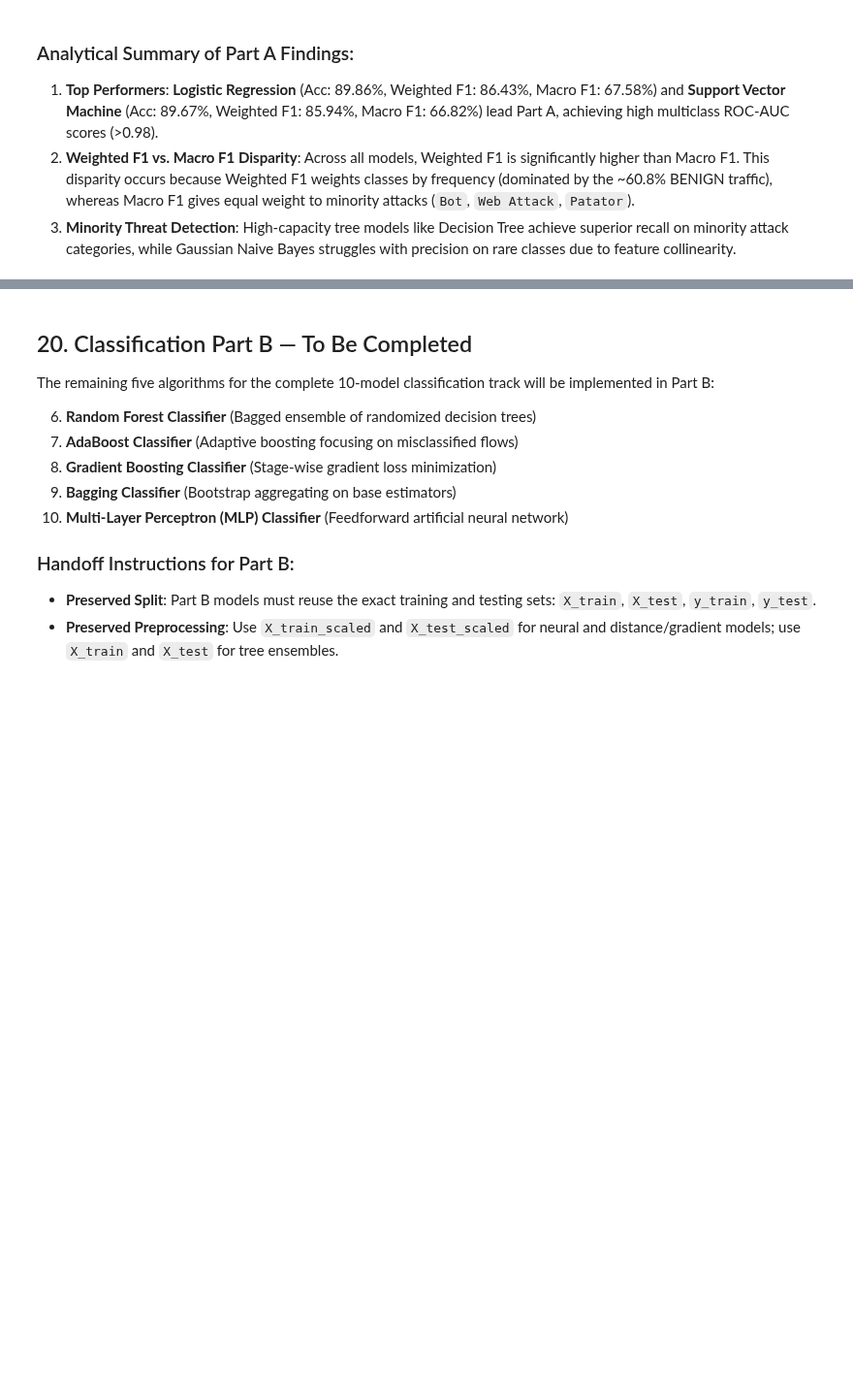
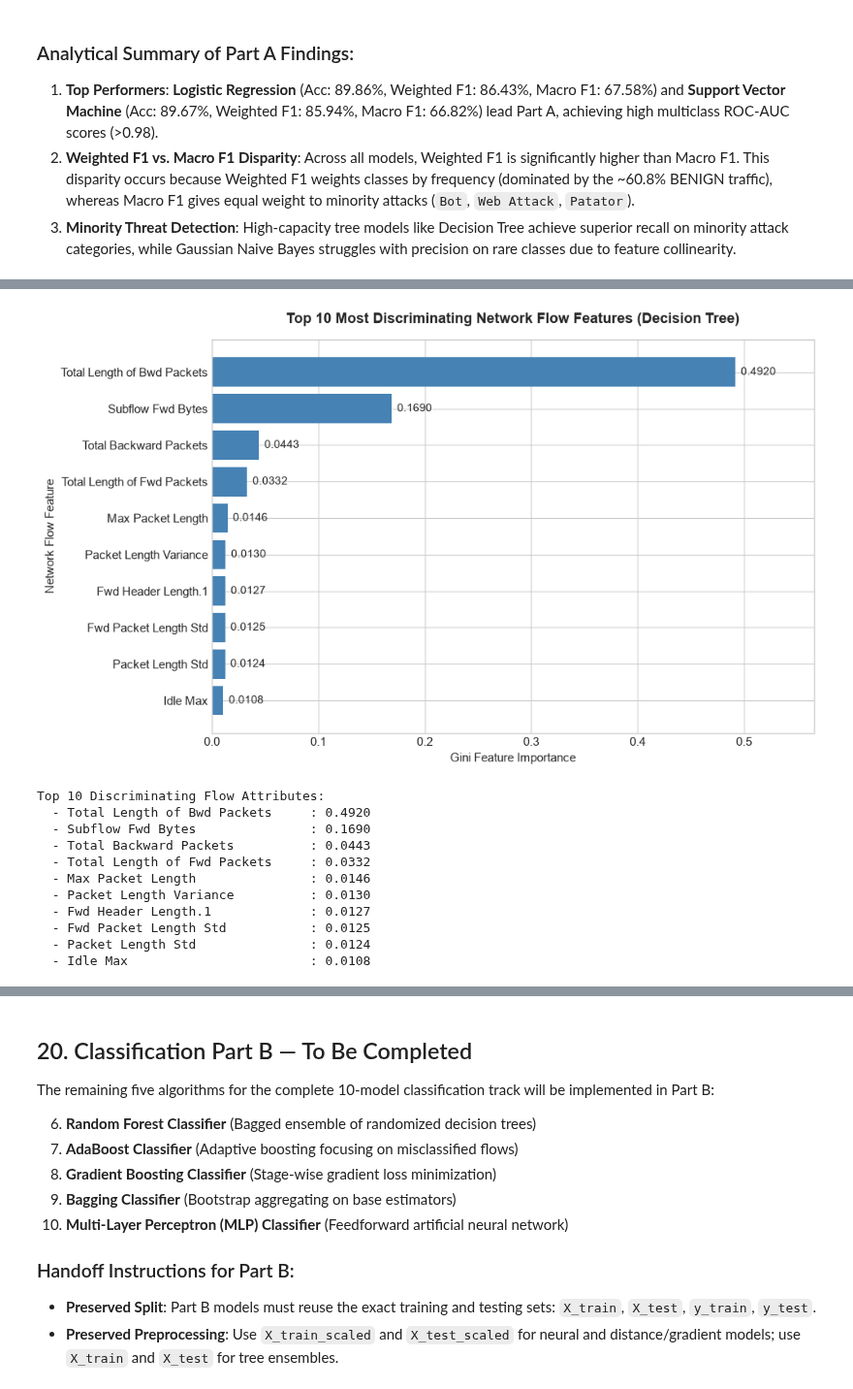
Before and after one commit to ajay9376/NetSentinel, a Jupyter notebook: notebooks/classification.ipynb, the cells around one changed output, grey strips where cells are left out. Shown at 97% size. Cells and saved outputs as stored; diff of their text form; code cells hidden in the pictures; blank space fills up the shorter version.

```diff
--- a/notebooks/classification.ipynb
+++ b/notebooks/classification.ipynb
@@ -853,0 +913,36 @@ plt.show()
+# %%
+# Extract and visualize top 10 most influential features from Decision Tree
+feature_importances = pd.Series(dt_model.feature_importances_, index=X.columns).sort_values(ascending=True)
+top_10_features = feature_importances.tail(10)
+
+plt.figure(figsize=(10, 6))
+bars = plt.barh(top_10_features.index, top_10_features.values, color='steelblue')
+plt.title("Top 10 Most Discriminating Network Flow Features (Decision Tree)", fontsize=13, fontweight='bold', pad=15)
+plt.xlabel("Gini Feature Importance", fontsize=11)
+plt.ylabel("Network Flow Feature", fontsize=11)
+
+for bar in bars:
+    w = bar.get_width()
+    plt.text(w + 0.005, bar.get_y() + bar.get_height() / 2, f"{w:.4f}",
+             ha='left', va='center', fontsize=10)
+
+plt.xlim(0, max(top_10_features.values) * 1.15)
+plt.tight_layout()
+plt.show()
+
+print("Top 10 Discriminating Flow Attributes:")
+for feat, imp in top_10_features[::-1].items():
+    print(f"  - {feat:<32}: {imp:.4f}")
+# %% [output]
+[figure, added]
+Top 10 Discriminating Flow Attributes:
+  - Total Length of Bwd Packets     : 0.4920
+  - Subflow Fwd Bytes               : 0.1690
+  - Total Backward Packets          : 0.0443
+  - Total Length of Fwd Packets     : 0.0332
+  - Max Packet Length               : 0.0146
+  - Packet Length Variance          : 0.0130
+  - Fwd Header Length.1             : 0.0127
+  - Fwd Packet Length Std           : 0.0125
+  - Packet Length Std               : 0.0124
+  - Idle Max                        : 0.0108
```
Also changed, not shown: parts of 9 cells of this notebook, 1 other file.
